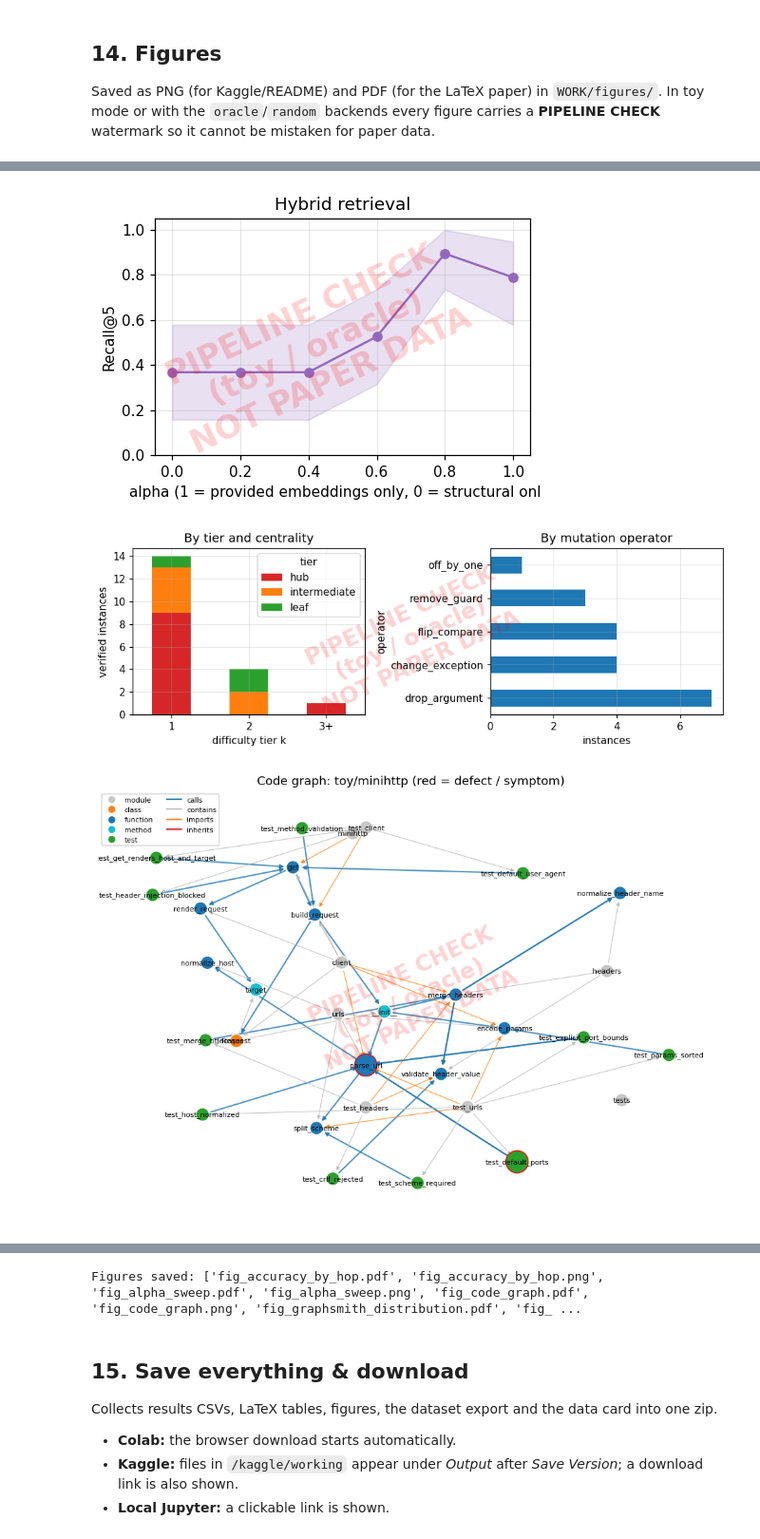
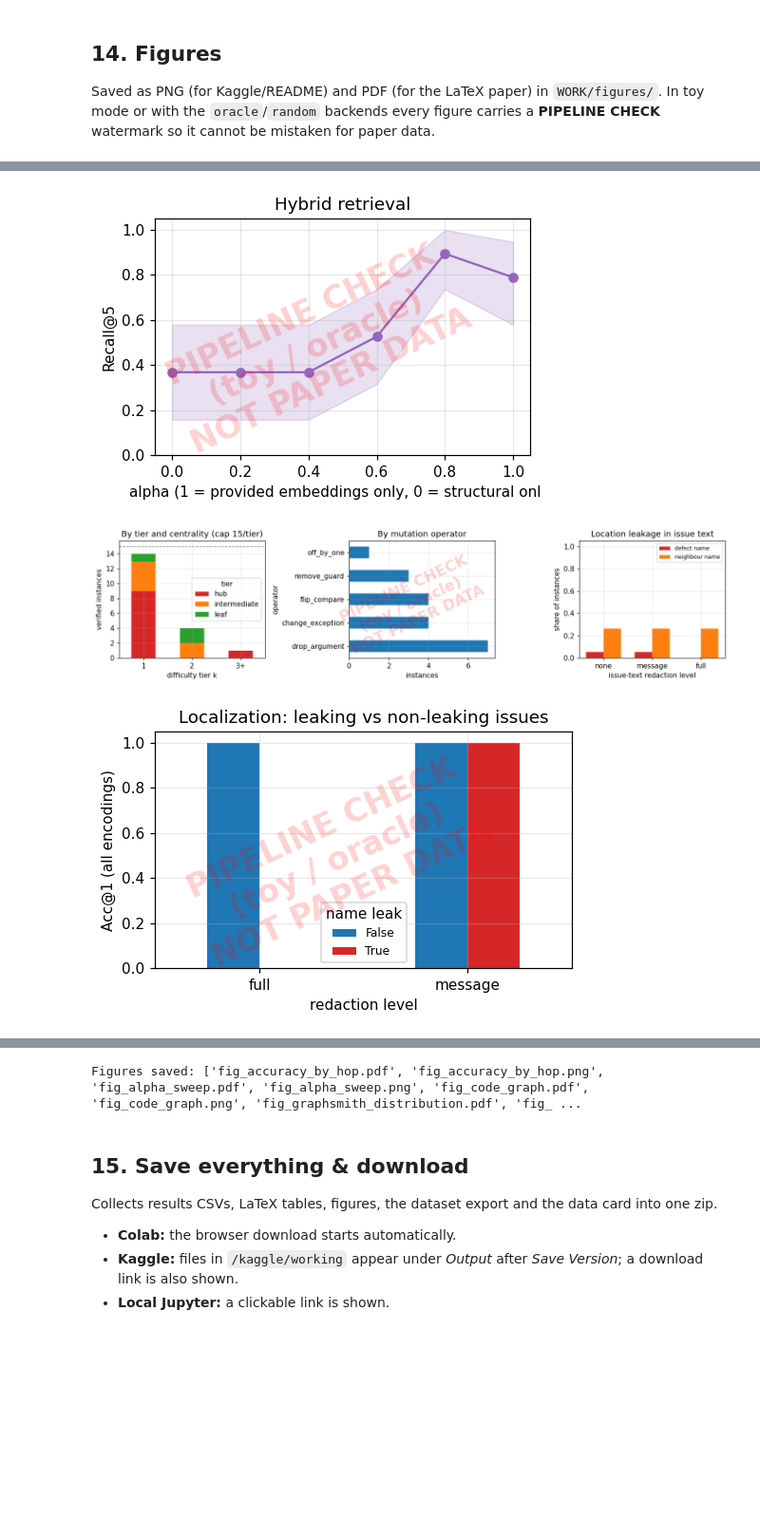
Before and after one commit to kasinadhsarma1/Notebooks, a Jupyter notebook: codegraph_qa_graphsmith_draft.ipynb, the cells around one changed output, grey strips where cells are left out. Shown at 95% size. Drawn from its saved outputs; the diff is of its cells as text; code cells hidden in the pictures; blank space fills up the shorter version.

```diff
--- a/codegraph_qa_graphsmith_draft.ipynb
+++ b/codegraph_qa_graphsmith_draft.ipynb
@@ -53,7 +53,10 @@ ENCODINGS = ["adj", "inc", "tree", "json", "tool"]
 FAMILIES = ["neighborhood", "reachability", "path", "localization", "concordance"]
 
 RUN_GRAPHSMITH = True
-GRAPHSMITH_MAX_CANDIDATES = 60
+GRAPHSMITH_MAX_CANDIDATES = 200          # mutation attempts (pytest runs) per repository
+GS_TIER_CAP = {1: 15, 2: 15, 3: 15}  # max kept instances per difficulty bin k (3 = 3+; k >= 1 because tests are never the defect)
+ISSUE_REDACTION = "message"              # "none" | "message" (realistic default) | "full" (also rewrites test names)
+GS_EVAL_REDACTIONS = ["message", "full"] # levels evaluated in the leak-aware table
 FLAKY_RERUNS = 3
 TEST_TIMEOUT = 120          # seconds per pytest call
 
@@ -1454,14 +1633,38 @@ def fig_graphsmith(gs):
     if not gs:
         return
     df = pd.DataFrame(gs)
-    fig, axes = plt.subplots(1, 2, figsize=(8.8, 3.2))
+    fig, axes = plt.subplots(1, 3, figsize=(13, 3.3))
     ct = pd.crosstab(df["k_bin"], df["tier"]).reindex(columns=["hub", "intermediate", "leaf"], fill_value=0)
+    ct = ct.reindex(sorted(GS_TIER_CAP), fill_value=0)
     ct.index = [f"{k}" if k < 3 else "3+" for k in ct.index]
     ct.plot(kind="bar", stacked=True, ax=axes[0], color=["#d62728", "#ff7f0e", "#2ca02c"], rot=0)
-    axes[0].set_xlabel("difficulty tier k"); axes[0].set_ylabel("verified instances"); axes[0].set_title("By tier and centrality")
+    cap = max(GS_TIER_CAP.values())
+    axes[0].axhline(cap, ls="--", color="grey", lw=1)
+    axes[0].set_xlabel("difficulty tier k"); axes[0].set_ylabel("verified instances")
+    axes[0].set_title(f"By tier and centrality (cap {cap}/tier)")
     df["operator"].value_counts().plot(kind="barh", ax=axes[1], color="#1f77b4")
     axes[1].set_xlabel("instances"); axes[1].set_title("By mutation operator")
+    levels = ["none", "message", "full"]
+    name_rate = [df["name_leak"].map(lambda d: d[l]).mean() for l in levels]
+    nb_rate = [df["neighbor_leak"].map(lambda d: d[l]).mean() for l in levels]
+    x = np.arange(len(levels))
+    axes[2].bar(x - 0.18, name_rate, 0.36, label="defect name", color="#d62728")
+    axes[2].bar(x + 0.18, nb_rate, 0.36, label="neighbour name", color="#ff7f0e")
+    axes[2].set_xticks(x, levels); axes[2].set_ylim(0, 1.05)
+    axes[2].set_xlabel("issue-text redaction level"); axes[2].set_ylabel("share of instances")
+    axes[2].set_title("Location leakage in issue text"); axes[2].legend(fontsize=8)
     _finish(fig, "fig_graphsmith_distribution")
+
+def fig_localization_leak(table):
+    if table is None or table.empty:
+        return
+    t = table.groupby(["redaction", "name_leak"])["acc1"].mean().unstack("name_leak")
+    fig, ax = plt.subplots(figsize=(4.8, 3.2))
+    t.plot(kind="bar", ax=ax, rot=0, color={False: "#1f77b4", True: "#d62728"})
+    ax.set_ylim(0, 1.05); ax.set_xlabel("redaction level"); ax.set_ylabel("Acc@1 (all encodings)")
+    ax.set_title("Localization: leaking vs non-leaking issues")
+    ax.legend(title="name leak", fontsize=8)
+    _finish(fig, "fig_localization_leak")
 
 # --- Fig E: code graph snapshot ----------------------------------------------
 KIND_COLOR = {"module": "#c7c7c7", "class": "#ff7f0e", "function": "#1f77b4", "method": "#17becf",
@@ -1476,32 +1679,33 @@ def fig_code_graph(repo_key, max_nodes=60, highlight=None):
         nodes = focus_subgraph(G, [core], 3)[:max_nodes]
     H = G.subgraph(nodes)
     pos = nx.spring_layout(nx.Graph(H), seed=1, k=0.9)
     fig, ax = plt.subplots(figsize=(9, 6.5))
     for et, col in EDGE_COLOR.items():
         es = [(u, v) for u, v, d in H.edges(data=True) if d["type"] == et]
         nx.draw_networkx_edges(H, pos, edgelist=es, edge_color=col, ax=ax, arrows=True, arrowsize=8,
                                width=1.4 if et == "calls" else 0.8, alpha=0.8, label=et)
     cols = [KIND_COLOR.get(H.nodes[n]["kind"], "#999") for n in H]
     sizes = [500 if highlight and n in highlight else 180 for n in H]
     nx.draw_networkx_nodes(H, pos, node_color=cols, node_size=sizes, ax=ax,
                            edgecolors=["red" if highlight and n in highlight else "white" for n in H])
     nx.draw_networkx_labels(H, pos, {n: H.nodes[n]["name"] for n in H}, font_size=7, ax=ax)
     handles = [plt.Line2D([], [], marker="o", ls="", color=c, label=k) for k, c in KIND_COLOR.items() if k != "symbol"]
     handles += [plt.Line2D([], [], color=c, label=e) for e, c in EDGE_COLOR.items()]
     ax.legend(handles=handles, fontsize=7, loc="upper left", ncol=2); ax.set_axis_off()
     ax.set_title(f"Code graph: {repo_key}" + (" (red = defect / symptom)" if highlight else ""))
     _finish(fig, "fig_code_graph")
 
 fig_accuracy_by_hop(pd.concat([RESULTS, globals()["loc_res"]]) if "loc_res" in globals() else RESULTS)
 fig_tool_calls(RESULTS)
 fig_alpha_sweep(globals().get("SWEEP"))
 fig_graphsmith(GS)
+fig_localization_leak(globals().get("LEAK_TABLE"))
 first_repo = next(iter(CORPUS))
 fig_code_graph(first_repo, highlight={GS[0]["defect"], GS[0]["symptom"]} if GS else None)
 print("Figures saved:", sorted(p.name for p in FIG_DIR.iterdir()))
 # %% [output]
 [figure]
 [figure]
 [figure]
-[figure, old version]
+[figure, new version]
-[figure, old version]
+[figure, new version]
```
Also changed, not shown: parts of 6 cells of this notebook.
